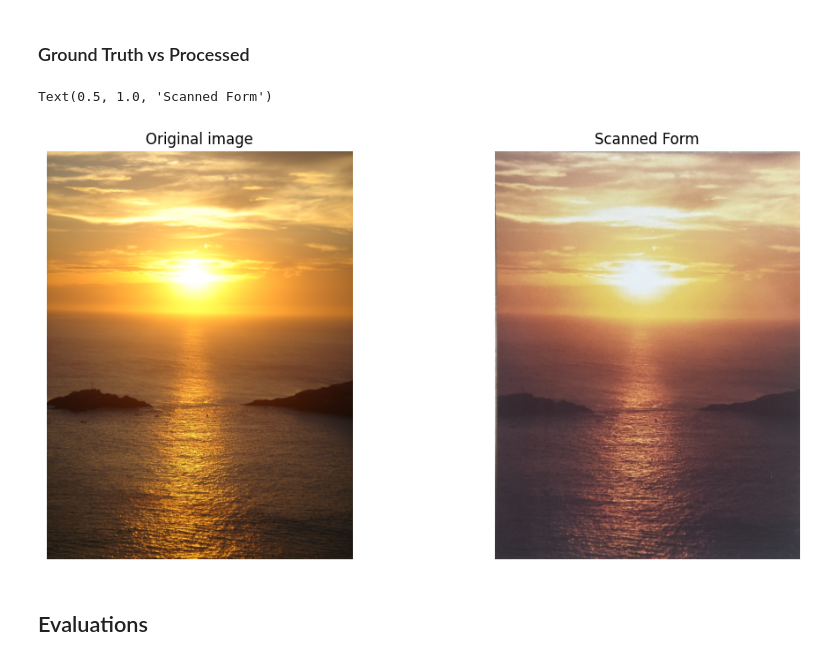
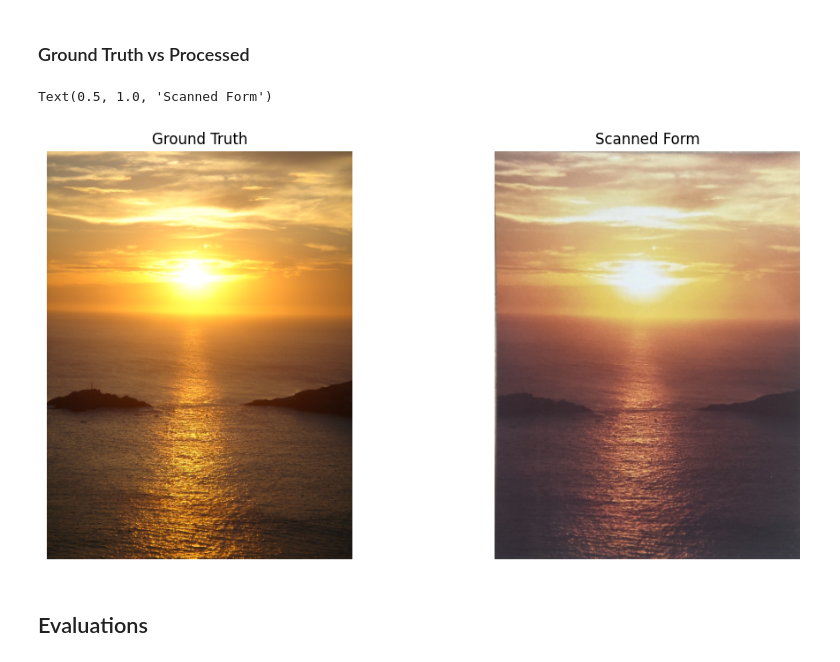
Before and after one commit to ceschini/planar_homography, a Jupyter notebook: notebooks/planar_homog.ipynb, the cells around one changed output. Cells and saved outputs as stored; diff of their text form; code cells hidden in the pictures.

```diff
--- a/notebooks/planar_homog.ipynb
+++ b/notebooks/planar_homog.ipynb
@@ -74,6 +170,7 @@ if max_dim > dim_limit:
     original = cv2.resize(original, None, fx=resize_scale, fy=resize_scale)
 # %%
 h, w, c = original.shape
+gt = cv2.resize(gt, (w, h))
 print('resized dimensions')
 print(f'image height: {h}, image width: {w}, color channels: {c}')
 # %% [output]
@@ -279,10 +305,3 @@ plt.title('final_points')
 plt.show()
 # %% [output]
 [figure]
-# %%
-corners = lined_img.copy()
-for point in final_points:
-    corners = cv2.circle(corners, point, radius=10, color=(255,0,0), thickness=-1)
-
-plt.imshow(corners)
-plt.show()
@@ -365,20 +379,23 @@ Text(0.5, 1.0, 'Scanned Form')
 [figure]
 # %% [markdown]
 ### Ground Truth vs Processed
+# %%
+width, height, channels = final.shape
+gt = cv2.resize(gt, (height, width))
 # %%
 # Display results
 plt.figure(figsize=[12, 6])
 plt.subplot(121)
 plt.imshow(gt)
 plt.axis('off')
-plt.title("Original image")
+plt.title("Ground Truth")
 plt.subplot(122)
 plt.imshow(final)
 plt.axis('off')
 plt.title("Scanned Form")
 # %% [output]
 Text(0.5, 1.0, 'Scanned Form')
-[figure, old version]
+[figure, new version]
 # %% [markdown]
 ## Evaluations
 # %% [markdown]
```
Also changed, not shown: parts of 25 cells of this notebook, 14 other files.
